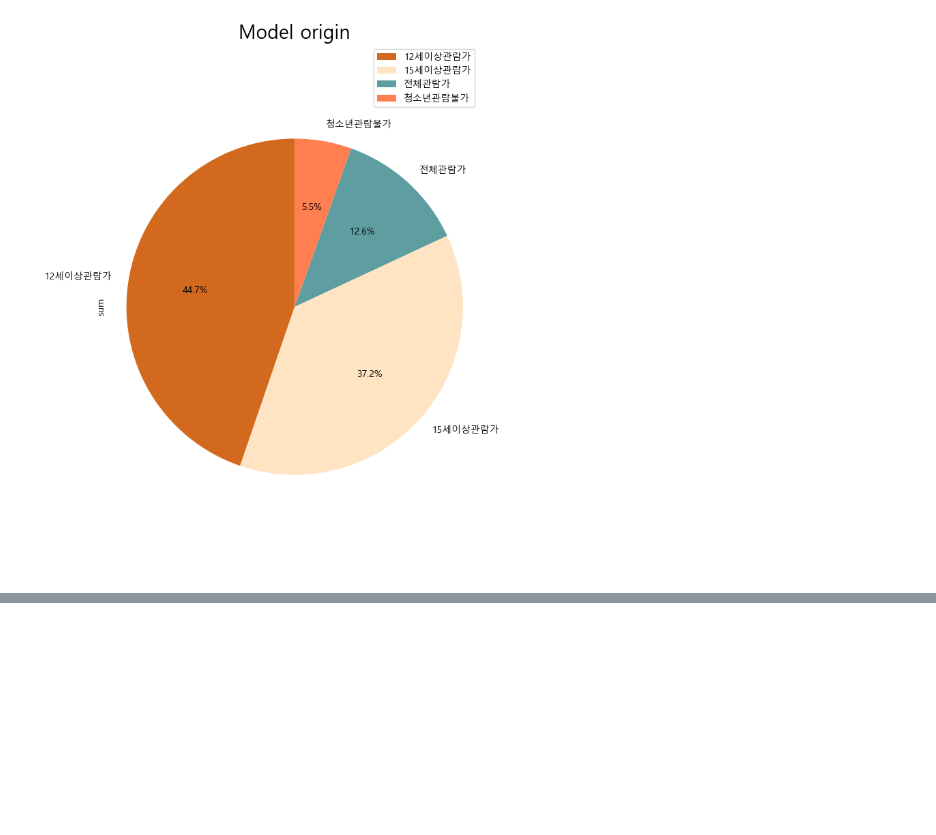
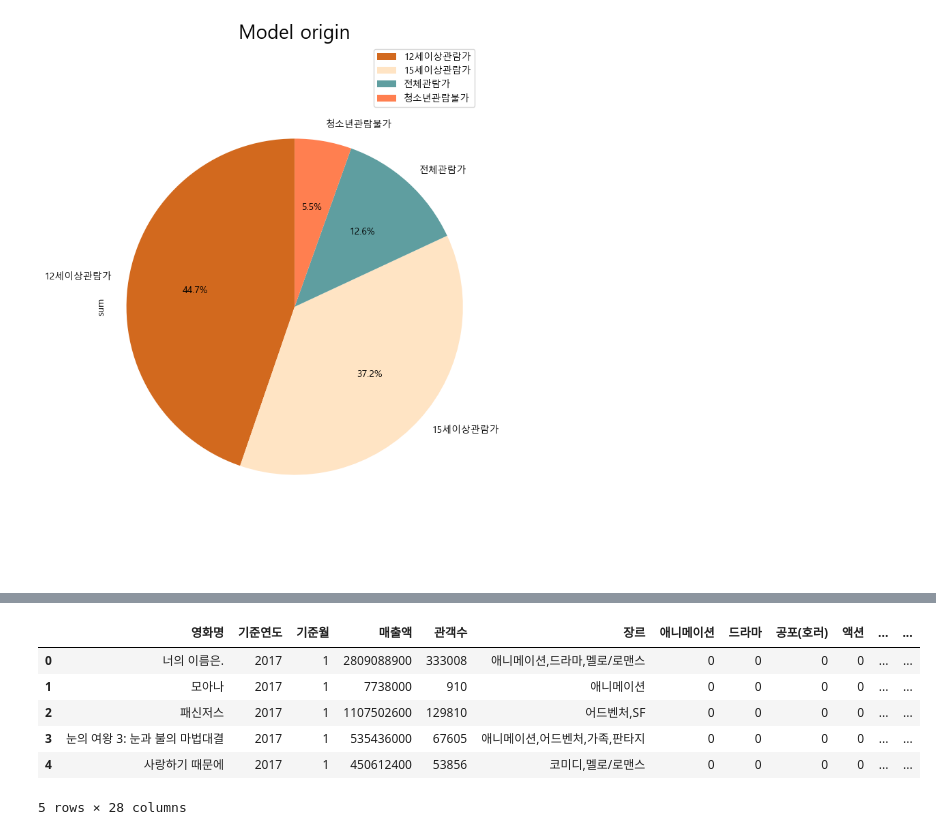
Before and after one commit to hyewon961117/hwstudy, a Jupyter notebook: City_Rock/[분석&시각화]_기간별_일별_분석.ipynb, the cells around one changed output, grey strips where cells are left out. Cells and saved outputs as stored; diff of their text form; code cells hidden in the pictures; blank space fills up the shorter version.

```diff
--- a/City_Rock/[분석&시각화]_기간별_일별_분석.ipynb
+++ b/City_Rock/[분석&시각화]_기간별_일별_분석.ipynb
@@ -642,0 +699,3 @@ plt.show()
+# %%
+sales_quarter = movie_df[['영화명','기준연도','기준월','매출액','관객수','장르']].copy()
+sales_quarter
@@ -642,0 +726,3 @@ plt.show()
+# %%
+sales_quarter_genre = sales_quarter.dropna(subset=["장르"]).copy()
+sales_quarter_genre
@@ -642,0 +789,14 @@ plt.show()
+# %%
+# 장르별 컬럼 만들기
+for col in genre:
+    sales_quarter_genre[col]=0
+sales_quarter_genre["확인"]=0
+sales_quarter_genre.head()
+# %% [output]
+|  | 영화명 | 기준연도 | 기준월 | 매출액 | 관객수 | 장르 | 애니메이션 | 드라마 | 공포(호러) | 액션 | ... | ... |
+| 0 | 너의 이름은. | 2017 | 1 | 2809088900 | 333008 | 애니메이션,드라마,멜로/로맨스 | 0 | 0 | 0 | 0 | ... | ... |
+| 1 | 모아나 | 2017 | 1 | 7738000 | 910 | 애니메이션 | 0 | 0 | 0 | 0 | ... | ... |
+| 2 | 패신저스 | 2017 | 1 | 1107502600 | 129810 | 어드벤처,SF | 0 | 0 | 0 | 0 | ... | ... |
+| 3 | 눈의 여왕 3: 눈과 불의 마법대결 | 2017 | 1 | 535436000 | 67605 | 애니메이션,어드벤처,가족,판타지 | 0 | 0 | 0 | 0 | ... | ... |
+| 4 | 사랑하기 때문에 | 2017 | 1 | 450612400 | 53856 | 코미디,멜로/로맨스 | 0 | 0 | 0 | 0 | ... | ... |
+5 rows × 28 columns
```
Also changed, not shown: parts of 16 cells of this notebook.
